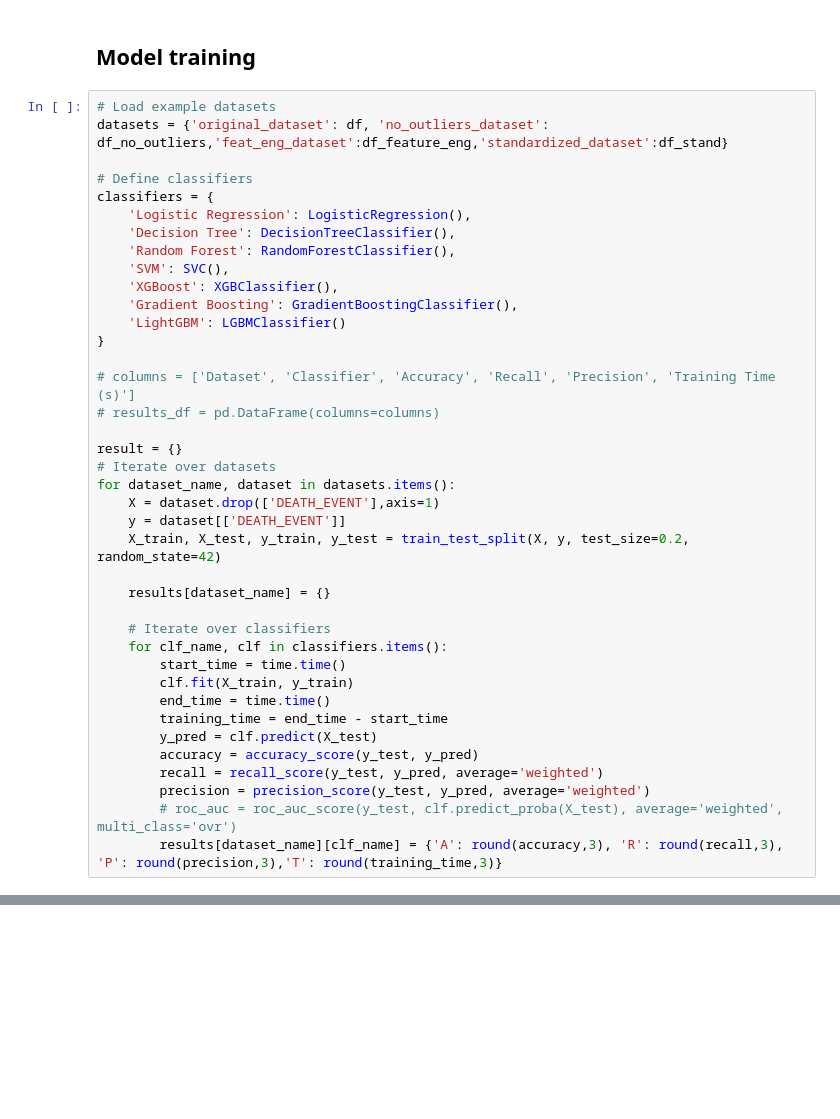
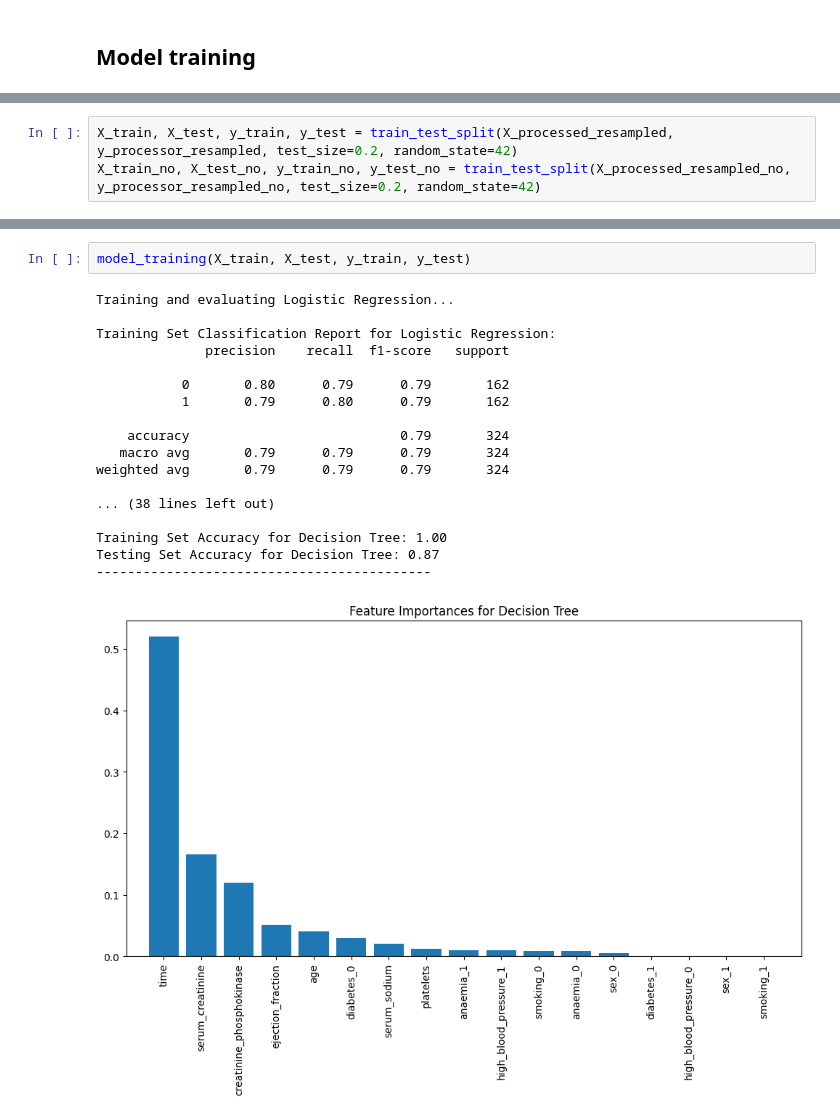
Before and after one commit to skevin-dev/Heart-disease-classification, a Jupyter notebook: notebooks/EDA.ipynb, the cells around one changed output, grey strips where cells are left out. Saved outputs shown, nothing was run; the diff lists cells and outputs as text; blank space fills up the shorter version.

```diff
--- a/notebooks/EDA.ipynb
+++ b/notebooks/EDA.ipynb
@@ -366,41 +570,2 @@ df_stand
 # %% [markdown]
 ## Model training
-# %%
-# Load example datasets
-datasets = {'original_dataset': df, 'no_outliers_dataset': df_no_outliers,'feat_eng_dataset':df_feature_eng,'standardized_dataset':df_stand}
-
-# Define classifiers
-classifiers = {
-    'Logistic Regression': LogisticRegression(),
-    'Decision Tree': DecisionTreeClassifier(),
-    'Random Forest': RandomForestClassifier(),
-    'SVM': SVC(),
-    'XGBoost': XGBClassifier(),
-    'Gradient Boosting': GradientBoostingClassifier(),
-    'LightGBM': LGBMClassifier()
-}
-
-# columns = ['Dataset', 'Classifier', 'Accuracy', 'Recall', 'Precision', 'Training Time (s)']
-# results_df = pd.DataFrame(columns=columns)
-
-result = {}
-# Iterate over datasets
-for dataset_name, dataset in datasets.items():
-    X = dataset.drop(['DEATH_EVENT'],axis=1)
-    y = dataset[['DEATH_EVENT']]
-    X_train, X_test, y_train, y_test = train_test_split(X, y, test_size=0.2, random_state=42)
-
-    results[dataset_name] = {}
-
-    # Iterate over classifiers
-    for clf_name, clf in classifiers.items():
-        start_time = time.time()
-        clf.fit(X_train, y_train)
-        end_time = time.time()
-        training_time = end_time - start_time
-        y_pred = clf.predict(X_test)
-        accuracy = accuracy_score(y_test, y_pred)
-        recall = recall_score(y_test, y_pred, average='weighted')
-        precision = precision_score(y_test, y_pred, average='weighted')
-        # roc_auc = roc_auc_score(y_test, clf.predict_proba(X_test), average='weighted', multi_class='ovr')
-        results[dataset_name][clf_name] = {'A': round(accuracy,3), 'R': round(recall,3), 'P': round(precision,3),'T': round(training_time,3)}
@@ -435,0 +572,3 @@ pd.DataFrame(results)
+# %%
+X_train, X_test, y_train, y_test = train_test_split(X_processed_resampled, y_processor_resampled, test_size=0.2, random_state=42)
+X_train_no, X_test_no, y_train_no, y_test_no = train_test_split(X_processed_resampled_no, y_processor_resampled_no, test_size=0.2, random_state=42)
@@ -435,0 +652,21 @@ pd.DataFrame(results)
+# %%
+model_training(X_train, X_test, y_train, y_test)
+# %% [output]
+Training and evaluating Logistic Regression...
+
+Training Set Classification Report for Logistic Regression:
+              precision    recall  f1-score   support
+
+           0       0.80      0.79      0.79       162
+           1       0.79      0.80      0.79       162
+
+    accuracy                           0.79       324
+   macro avg       0.79      0.79      0.79       324
+weighted avg       0.79      0.79      0.79       324
+
+... (38 lines left out)
+
+Training Set Accuracy for Decision Tree: 1.00
+Testing Set Accuracy for Decision Tree: 0.87
+-------------------------------------------
+[figure, added]
```
Also changed, not shown: parts of 62 cells of this notebook, 5 other files.
